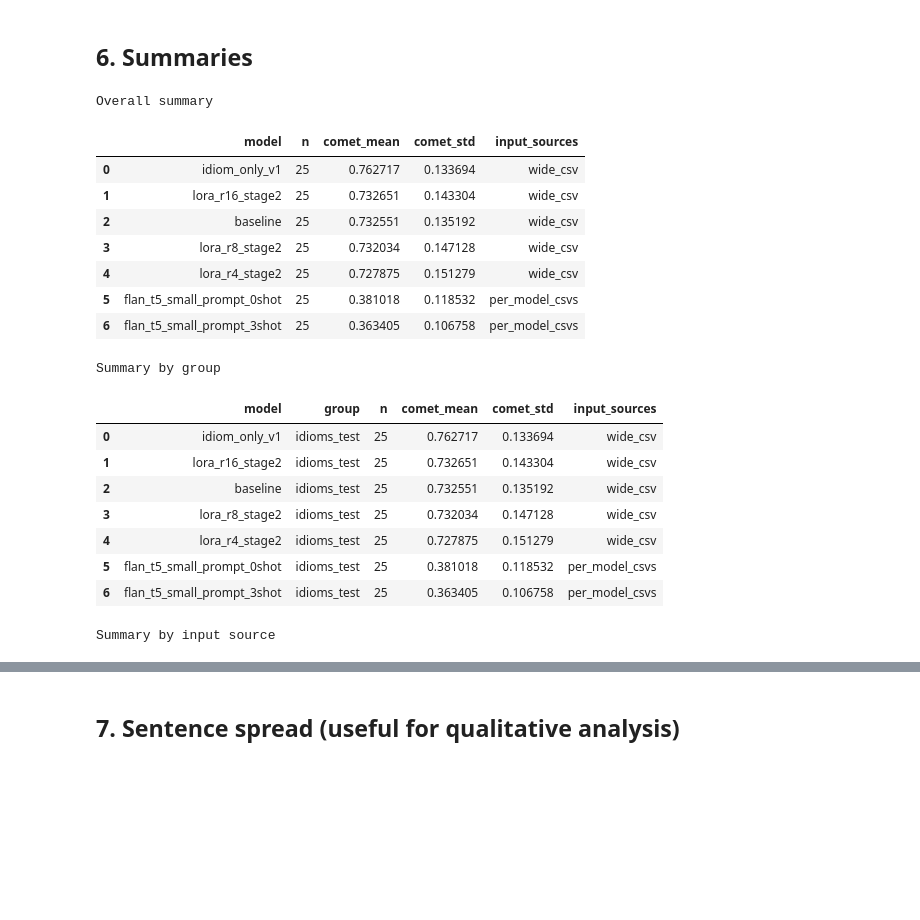
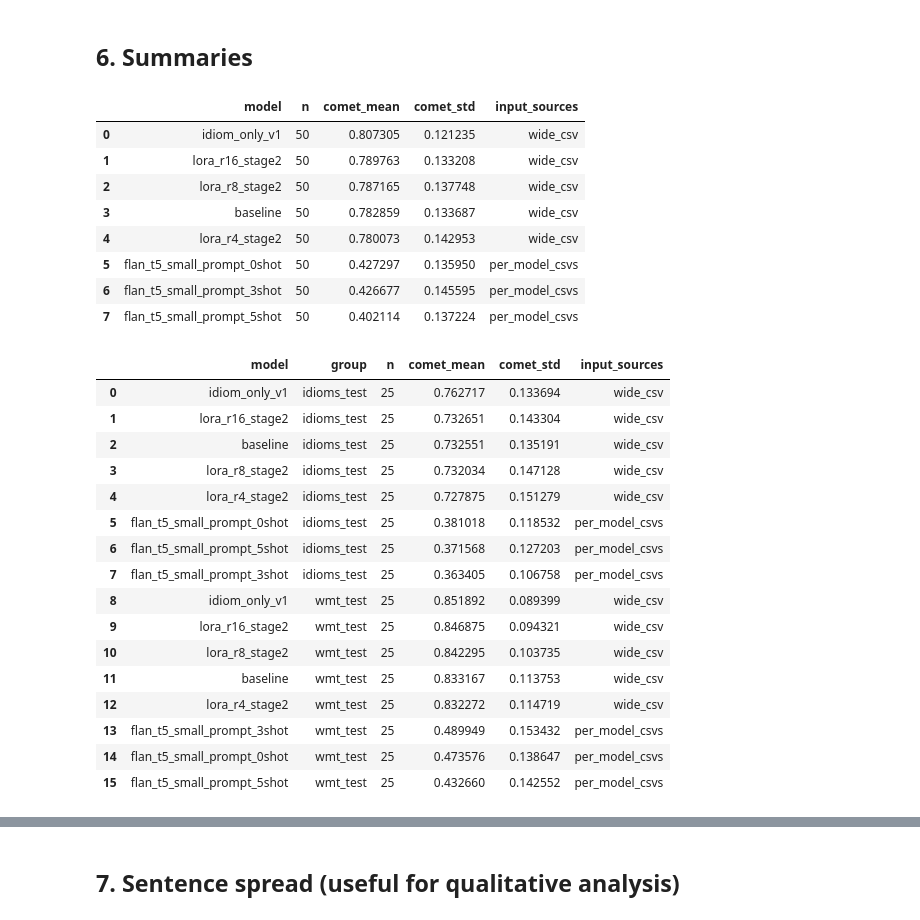
Before and after one commit to auntiepersilla/Idiom_Aware_MT_Finetuning_EN-DE, a Jupyter notebook: notebooks/30_eval_idiom_aware_MT_COMET.ipynb, the cells around one changed output, grey strips where cells are left out. Drawn from its saved outputs; the diff is of its cells as text; code cells hidden in the pictures; blank space fills up the shorter version.

```diff
--- a/notebooks/30_eval_idiom_aware_MT_COMET.ipynb
+++ b/notebooks/30_eval_idiom_aware_MT_COMET.ipynb
@@ -42,5 +40,4 @@ Mounted at /content/drive
 # %%
-
 # Drive / project paths
 PROJECT_ROOT = "/content/drive/MyDrive/ds266_idiom_mt"
 QUAL_PREDS_DIR = os.path.join(PROJECT_ROOT, "qual_preds")
@@ -49,20 +46,19 @@ RESULTS_DIR = os.path.join(PROJECT_ROOT, "results")
 OUT_DIR = os.path.join(QUAL_PREDS_DIR, "comet_eval")
 os.makedirs(OUT_DIR, exist_ok=True)
 
-# Input mode:
-#   "wide_csv"       -> only the wide comparison CSV
-#   "per_model_csvs" -> only the per-model CSVs
-#   "both"           -> combine both sources in one scoring pass
-INPUT_MODE = "both"
-
 # Wide CSV input (from 20_preds notebook)
 WIDE_CSV_PATH = os.path.join(QUAL_PREDS_DIR, "preds_5models.csv")
 
-# Per-model inputs (from FLAN-T5 prompting notebook)
+# Per-model inputs from FLAN-T5 prompting notebook.
+# Idioms: keep the prompting experiment outputs.
+# WMT: use the new 0-shot WMT25 file.
 MODEL_FILES = {
     "flan_t5_small_prompt_0shot": os.path.join(RESULTS_DIR, "flan_t5_small_prompt_0shot_preds.csv"),
     "flan_t5_small_prompt_3shot": os.path.join(RESULTS_DIR, "flan_t5_small_prompt_3shot_preds.csv"),
-    # "flan_t5_small_prompt_5shot": os.path.join(RESULTS_DIR, "flan_t5_small_prompt_5shot_preds.csv"),
+    "flan_t5_small_prompt_5shot": os.path.join(RESULTS_DIR, "flan_t5_small_prompt_5shot_preds.csv"),
+        "flan_t5_small_prompt_0shot_wmt25": os.path.join(RESULTS_DIR, "flan_t5_small_prompt_0shot_wmt25_preds.csv"),
+    "flan_t5_small_prompt_3shot_wmt25": os.path.join(RESULTS_DIR, "flan_t5_small_prompt_3shot_wmt25_preds.csv"),
+    "flan_t5_small_prompt_5shot_wmt25": os.path.join(RESULTS_DIR, "flan_t5_small_prompt_5shot_wmt25_preds.csv"),
 }
 
 # Optional metrics merge
@@ -76,13 +72,12 @@ METRICS_FILES = [
 COMET_MODEL_NAME = "Unbabel/wmt22-comet-da"
 BATCH_SIZE = 8
 
-# Apples-to-apples evaluation controls
-# We define the canonical evaluation set from the wide CSV idioms subset
-# and then filter FLAN outputs down to those exact same (src, ref) pairs.
-CANONICAL_GROUP = "idioms_test"
-EXPECTED_CANONICAL_SIZE = 25
-APPLY_APPLES_TO_APPLES_FILTER = True
-STRICT_CANONICAL_SIZE = False  # set True if you want the notebook to error when canonical size != EXPECTED_CANONICAL_SIZE
+# Canonical evaluation set definitions from the wide CSV
+TARGET_COUNTS = {
+    "idioms_test": 25,
+    "wmt_test": 25,
+}
+STRICT_CANONICAL_SIZE = False  # set True if you want a hard failure when counts do not match
 # %% [markdown]
 ## 2. Helpers
 # %%
@@ -379,11 +371,10 @@ Loaded COMET model: Unbabel/wmt22-comet-da
 # %%
-
-combined_df = load_inputs()
+combined_df, canonical_df = load_inputs()
 print("Rows loaded:", len(combined_df))
 print("Models:", sorted(combined_df["model"].unique().tolist()))
+print("Groups:", sorted(combined_df["group"].dropna().unique().tolist()))
 print("Input sources:", combined_df["input_source"].value_counts().to_dict())
-print("Groups:", combined_df["group"].value_counts().to_dict())
-combined_df.head()
+canonical_df.head()
 # %% [output]
 Loaded wide CSV: /content/drive/MyDrive/ds266_idiom_mt/qual_preds/preds_5models.csv
 Canonical group 'idioms_test' unique examples: 25
@@ -430,34 +434,36 @@ INFO:pytorch_lightning.utilities.rank_zero:💡 Tip: For seamless cloud uploads
 # %% [markdown]
 ## 6. Summaries
 # %%
-
 overall_df, by_group_df, by_input_source_df, pivot_by_group_df, pivot_by_input_source_df = summarize_scores(scored_df)
 
-print("Overall summary")
 display(overall_df)
-
-print("Summary by group")
 display(by_group_df)
-
-print("Summary by input source")
-display(by_input_source_df)
+display(pivot_by_group_df)
+display(pivot_by_input_source_df)
 # %% [output]
-Overall summary
 |  | model | n | comet_mean | comet_std | input_sources |
-| 0 | idiom_only_v1 | 25 | 0.762717 | 0.133694 | wide_csv |
-| 1 | lora_r16_stage2 | 25 | 0.732651 | 0.143304 | wide_csv |
-| 2 | baseline | 25 | 0.732551 | 0.135192 | wide_csv |
-| 3 | lora_r8_stage2 | 25 | 0.732034 | 0.147128 | wide_csv |
-| 4 | lora_r4_stage2 | 25 | 0.727875 | 0.151279 | wide_csv |
-| 5 | flan_t5_small_prompt_0shot | 25 | 0.381018 | 0.118532 | per_model_csvs |
-| 6 | flan_t5_small_prompt_3shot | 25 | 0.363405 | 0.106758 | per_model_csvs |
+| 0 | idiom_only_v1 | 50 | 0.807305 | 0.121235 | wide_csv |
+| 1 | lora_r16_stage2 | 50 | 0.789763 | 0.133208 | wide_csv |
+| 2 | lora_r8_stage2 | 50 | 0.787165 | 0.137748 | wide_csv |
+| 3 | baseline | 50 | 0.782859 | 0.133687 | wide_csv |
+| 4 | lora_r4_stage2 | 50 | 0.780073 | 0.142953 | wide_csv |
+| 5 | flan_t5_small_prompt_0shot | 50 | 0.427297 | 0.135950 | per_model_csvs |
+| 6 | flan_t5_small_prompt_3shot | 50 | 0.426677 | 0.145595 | per_model_csvs |
+| 7 | flan_t5_small_prompt_5shot | 50 | 0.402114 | 0.137224 | per_model_csvs |
-Summary by group
 |  | model | group | n | comet_mean | comet_std | input_sources |
 | 0 | idiom_only_v1 | idioms_test | 25 | 0.762717 | 0.133694 | wide_csv |
 | 1 | lora_r16_stage2 | idioms_test | 25 | 0.732651 | 0.143304 | wide_csv |
-| 2 | baseline | idioms_test | 25 | 0.732551 | 0.135192 | wide_csv |
+| 2 | baseline | idioms_test | 25 | 0.732551 | 0.135191 | wide_csv |
 | 3 | lora_r8_stage2 | idioms_test | 25 | 0.732034 | 0.147128 | wide_csv |
 | 4 | lora_r4_stage2 | idioms_test | 25 | 0.727875 | 0.151279 | wide_csv |
 | 5 | flan_t5_small_prompt_0shot | idioms_test | 25 | 0.381018 | 0.118532 | per_model_csvs |
-| 6 | flan_t5_small_prompt_3shot | idioms_test | 25 | 0.363405 | 0.106758 | per_model_csvs |
+| 6 | flan_t5_small_prompt_5shot | idioms_test | 25 | 0.371568 | 0.127203 | per_model_csvs |
+| 7 | flan_t5_small_prompt_3shot | idioms_test | 25 | 0.363405 | 0.106758 | per_model_csvs |
+| 8 | idiom_only_v1 | wmt_test | 25 | 0.851892 | 0.089399 | wide_csv |
+| 9 | lora_r16_stage2 | wmt_test | 25 | 0.846875 | 0.094321 | wide_csv |
+| 10 | lora_r8_stage2 | wmt_test | 25 | 0.842295 | 0.103735 | wide_csv |
+| 11 | baseline | wmt_test | 25 | 0.833167 | 0.113753 | wide_csv |
+| 12 | lora_r4_stage2 | wmt_test | 25 | 0.832272 | 0.114719 | wide_csv |
+| 13 | flan_t5_small_prompt_3shot | wmt_test | 25 | 0.489949 | 0.153432 | per_model_csvs |
+| 14 | flan_t5_small_prompt_0shot | wmt_test | 25 | 0.473576 | 0.138647 | per_model_csvs |
+| 15 | flan_t5_small_prompt_5shot | wmt_test | 25 | 0.432660 | 0.142552 | per_model_csvs |
-Summary by input source
```
Also changed, not shown: parts of 15 cells of this notebook.
